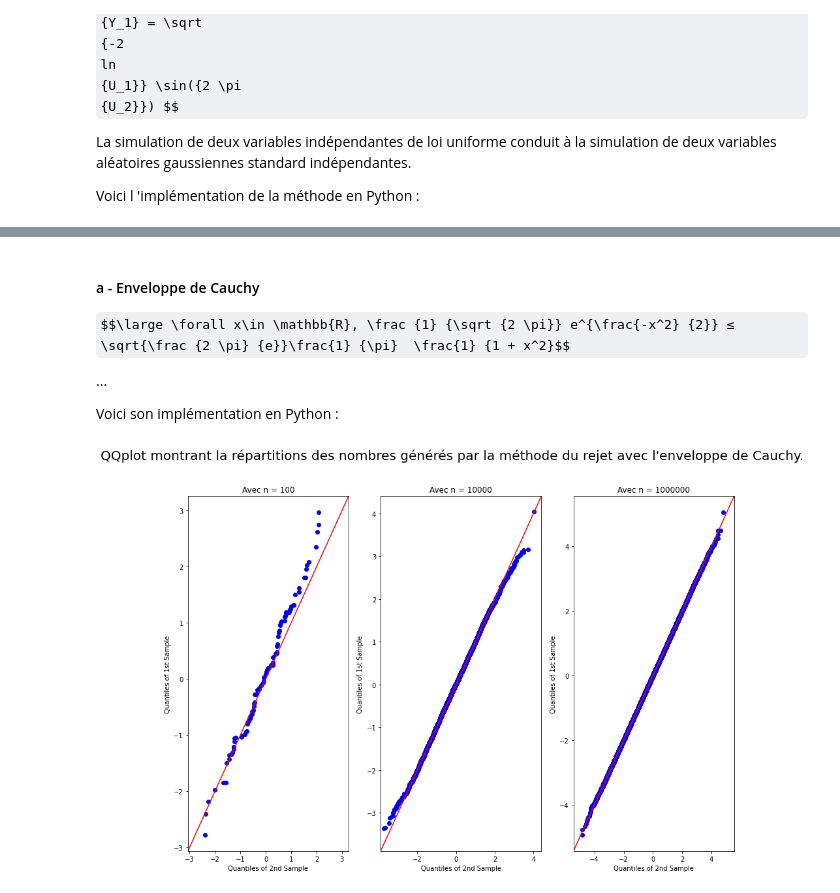
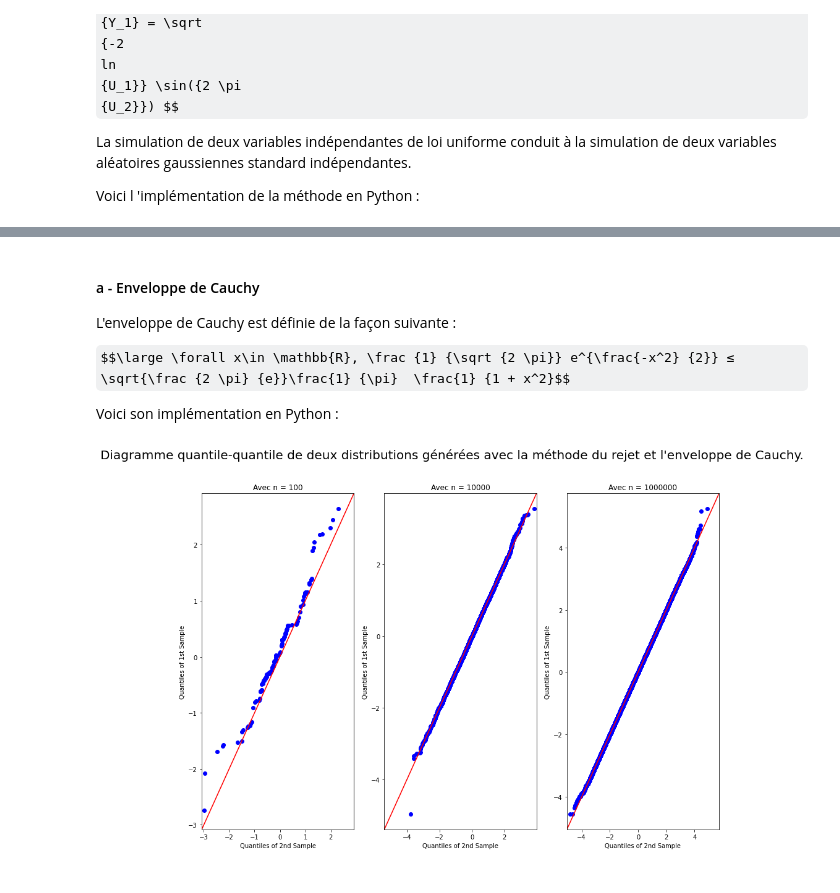
Before and after one commit to maxime-bc/PGC-GVA-TP1-Generateurs, a Jupyter notebook: TP2_Lois_de_probabilité.ipynb, the cells around one changed output, grey strips where cells are left out. Cells and saved outputs as stored; diff of their text form; code cells hidden in the pictures; some formulas as TeX source.

```diff
--- a/TP2_Lois_de_probabilité.ipynb
+++ b/TP2_Lois_de_probabilité.ipynb
@@ -255,10 +256,10 @@ def gaussian_density(x):
 # %% [markdown]
 #### a - Enveloppe de Cauchy<a name="cauchy"></a>
 
+L'enveloppe de Cauchy est définie de la façon suivante :
+
 $$\large \forall x\in \mathbb{R}, \frac {1} {\sqrt {2 \pi}} e^{\frac{-x^2} {2}} ≤ \sqrt{\frac {2 \pi} {e}}\frac{1} {\pi}  \frac{1} {1 + x^2}$$
 
-...
-
 Voici son implémentation en Python :
 # %%
 def cauchy(n: int) -> np.ndarray:
@@ -280,8 +281,8 @@ def cauchy(n: int) -> np.ndarray:
     return np.array(res)
 # %%
 inline_qqplot(cauchy, [100, 10_000, 1_000_000],
-              'QQplot montrant la répartitions des nombres générés par la méthode du rejet avec l\'enveloppe de Cauchy.')
+              'Diagramme quantile-quantile de deux distributions générées avec la méthode du rejet et l\'enveloppe de Cauchy.')
 # %% [output]
-[figure, old version]
+[figure, new version]
 # %%
 inline_distplot(cauchy, [100, 10_000, 1_000_000],
```
Also changed, not shown: parts of 31 cells of this notebook.
